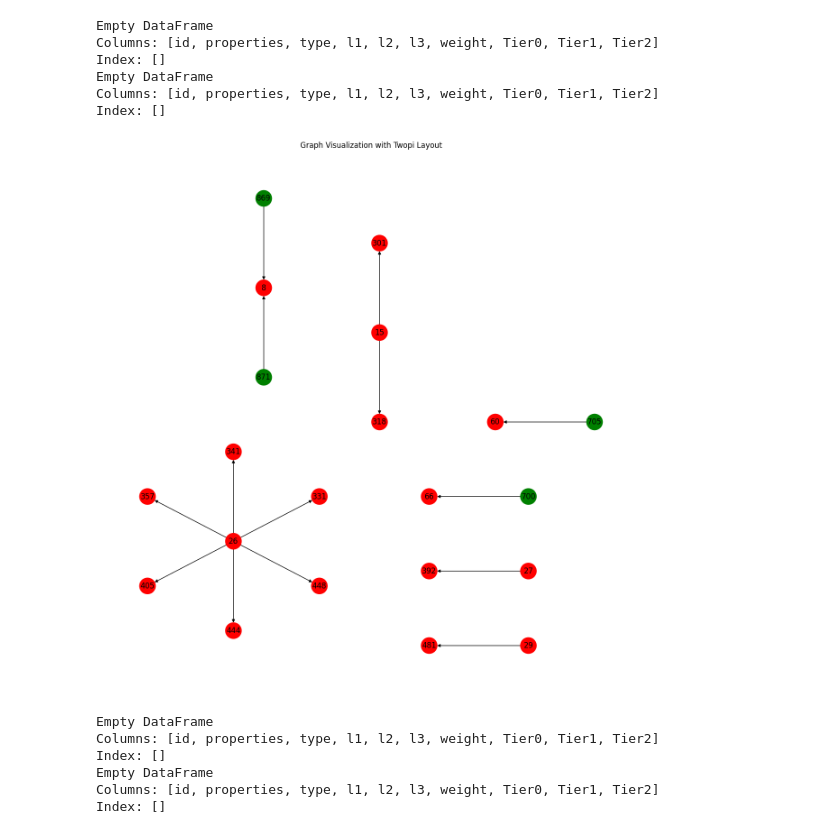
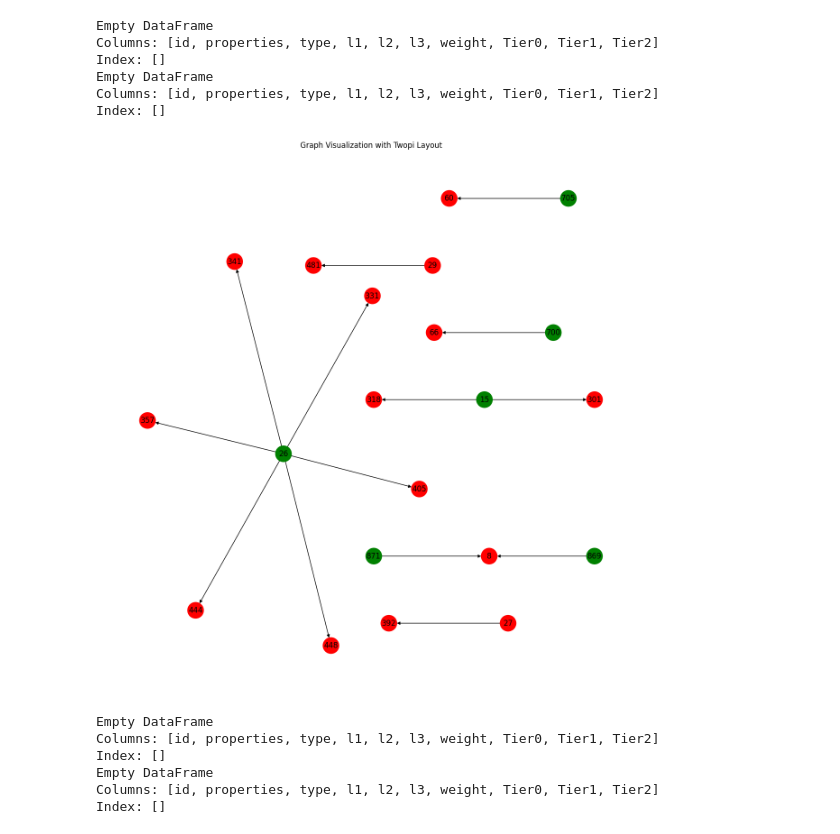
Before and after one commit to markajbell/BH, a Jupyter notebook: Stats_sec_1k.ipynb, the cells around one changed output. Drawn from its saved outputs; the diff is of its cells as text; code cells hidden in the pictures.

```diff
--- a/Stats_sec_1k.ipynb
+++ b/Stats_sec_1k.ipynb
@@ -577,7 +577,7 @@ len(shortest_paths_filtered)
 # %% [output]
 60
 # %%
-tier2_node_ids = pd.DataFrame(tier2_node_ids)
+#tier2_node_ids = pd.DataFrame(tier2_node_ids)
 #
 # %%
 def get_edge_weight(start_node, end_node):
@@ -696,10 +696,14 @@ len(df_shortest_paths_with_weight)
 import networkx as nx
 import matplotlib.pyplot as plt
 
+df_max_weight =0
+df_max_weight = df_shortest_paths_with_weight['total_weight'].max()
+df_max = df_shortest_paths_with_weight[df_shortest_paths_with_weight['total_weight'] == df_max_weight]
+
 
 # Example: multiple paths as lists of nodes
 #paths = df_min_weight_paths['path']
-paths = df_shortest_paths_with_weight['path']
+paths = df_max['path']
 # Create an empty graph
 G = nx.DiGraph()
 
@@ -829,7 +911,8 @@ df=df_shortest_paths_with_weight
 
 df_min_weight =0
 df_min_weight = df_shortest_paths_with_weight['total_weight'].min()
-df_min = df[(df['total_weight'] == df_min_weight) ]#& (df['target'].isin(tier0_node_ids['id'])) & (df['source'].isin(tier2_node_ids['id']))]
+df_min = df[(df['total_weight'] == df_min_weight) & (df['source'].isin(tier2_node_ids['id'].values)) &
+            (df['target'].isin(tier0_node_ids['id'].values)) & (~df['source'].isin(tier0_node_ids['id'].values))]
 
 
 
@@ -850,38 +933,39 @@ for index, row in df_min.iterrows():
     for i in range(len(path) - 1):
         G.add_edge(str(path[i]), str(path[i+1]))
 colors = []
 #Assuming node 4 is the one to highlight
 for node in G.nodes():
-    if (node) in str(tier0_node_ids['id']):
+    if (node) in str(tier0_node_ids['id'].values):
     #== new_node_id : # Ensure comparison is with string if nodes are strings
         colors.append('red')
         height=6
-    elif (node) in tier1_node_ids['id']:
+    elif (node) in (tier1_node_ids['id'].values):
         colors.append('orange')
         height=4
-    elif (node) in str(tier2_node_ids['id']):
+    elif (node) in str(tier2_node_ids['id'].values):
         colors.append('green')
         height=2
     else:
         colors.append('yellow')
 
 # Set graph attributes to control spacing
 G.graph['ranksep'] = '2.0' # Increase separation between ranks
 G.graph['nodesep'] = '3.0' # Increase separation between nodes
 
 #G_pgv.graph_attr.update(root=new_node_id,ranksep='3.0',nodesep='2.0')
 #G_pgv.draw('pytry.jpg',prog='twopi') # This line caused the error
 plt.figure(figsize=(12, 12))
 # Use pydot_layout with 'twopi' program
-pos = pydot_layout(G, prog="twopi", root=str(new_node_id)) # Removed root as it might not exist in the graph
+#Options depend on GraphViz version but may include: ‘dot’, ‘twopi’, ‘fdp’, ‘sfdp’, ‘circo’
+pos = pydot_layout(G, prog="sfdp", root=str(new_node_id)) # Removed root as it might not exist in the graph
 nx.draw(G, pos, node_color=colors, with_labels=True, node_size=650, font_weight='normal')
 
 plt.title("Graph Visualization with Twopi Layout")
 graph_name = suf + '_min_twopi_graph.pdf'
 plt.savefig(graph_name, format="pdf")
 plt.show()
 # %% [output]
-[figure, old version]
+[figure, new version]
 # %%
 print(nodes[nodes['id'] == 3167])
 print(nodes[nodes['id'] == 3366])
```
Also changed, not shown: parts of 4 cells of this notebook.
